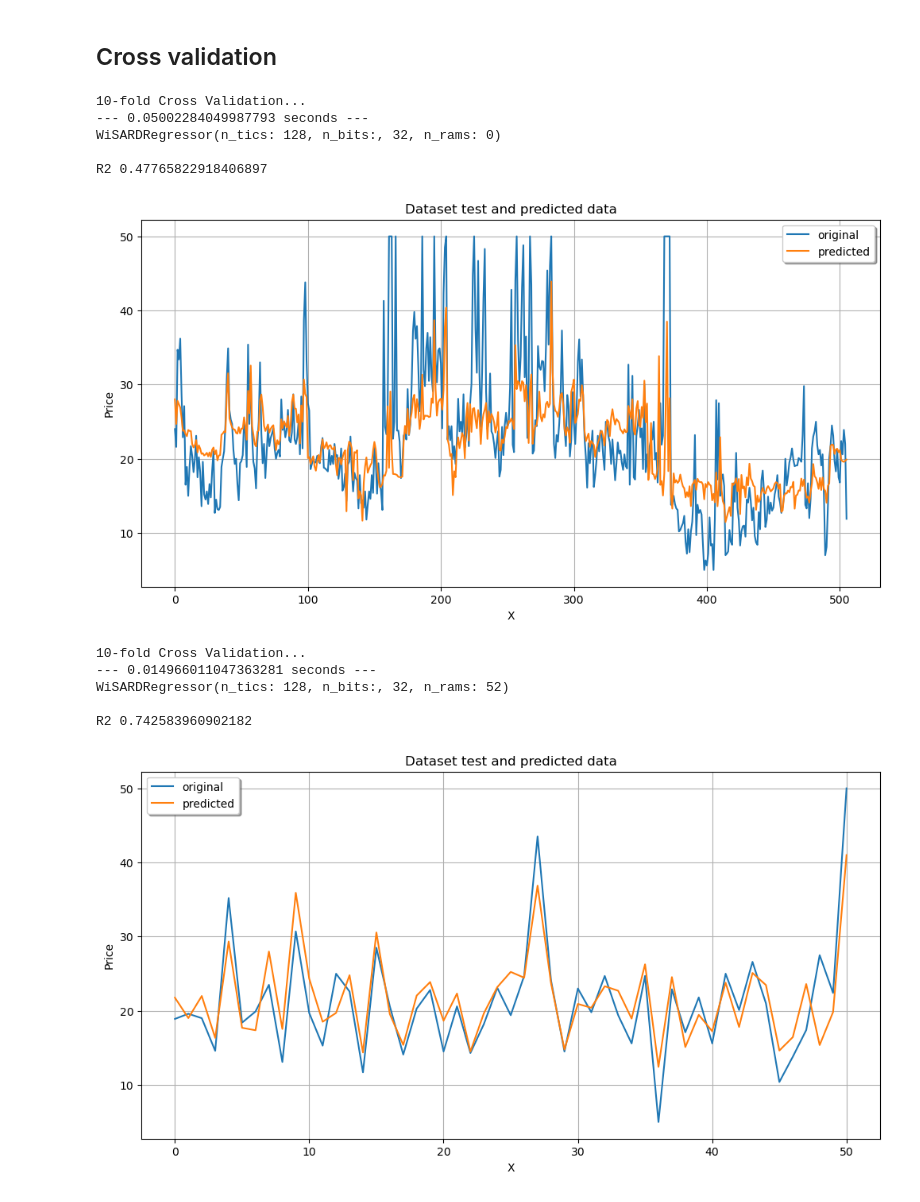
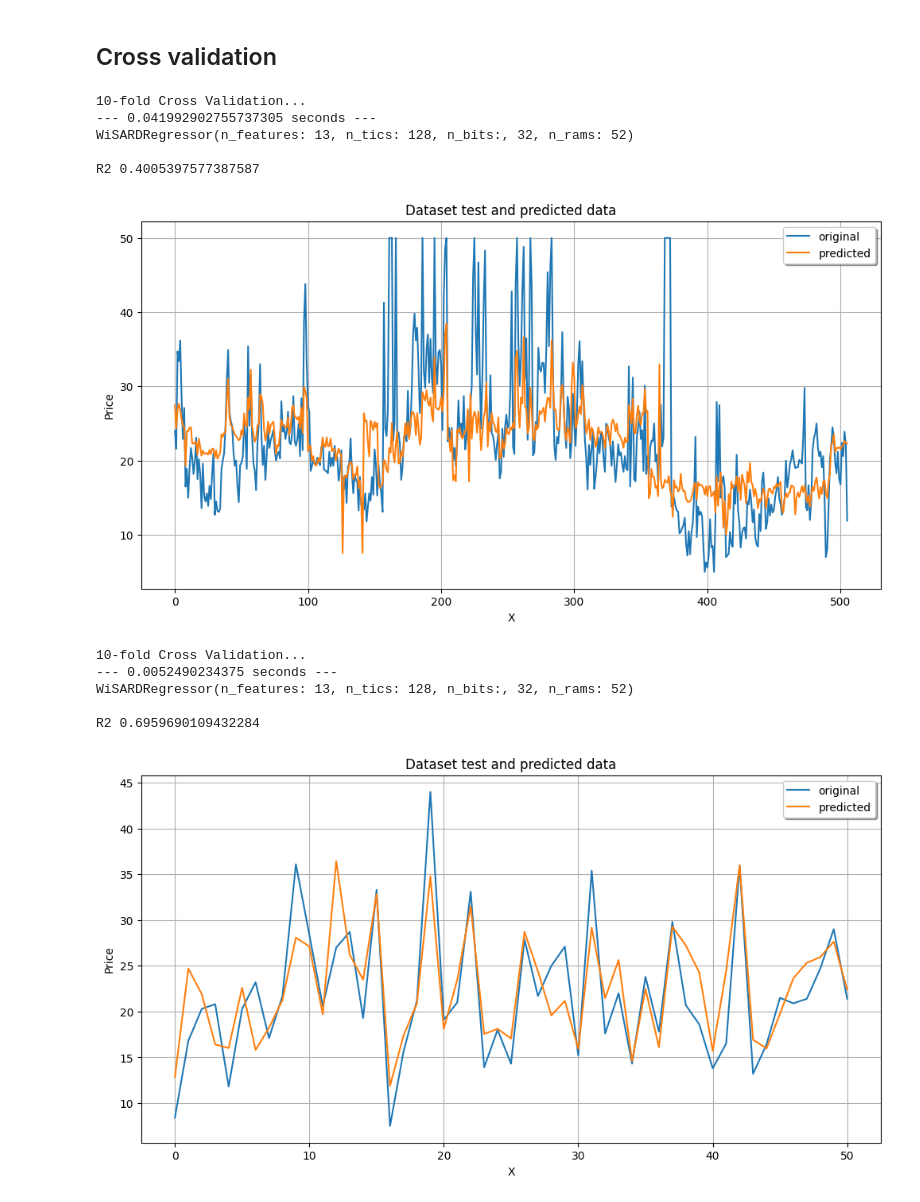
Before and after one commit to giordamaug/WisardLib4Python, a Jupyter notebook: test_regressor.ipynb, the cells around one changed output. Saved outputs shown, nothing was run; the diff lists cells and outputs as text; code cells hidden in the pictures.

```diff
--- a/test_regressor.ipynb
+++ b/test_regressor.ipynb
@@ -39,7 +39,7 @@ from sklearn.model_selection import cross_val_predict
 from sklearnapi import WiSARDRegressor
 import matplotlib.pyplot as plt
 import time
-regr = WiSARDRegressor(n_bits=32, n_tics=128,random_state=0, code='t', debug=False)
+regr = WiSARDRegressor(len(X[0]),n_bits=32, n_tics=128, random_state=42, code='t', debug=False, mapping=np.arange(len(X[0])* 128))
 start = time.time()
 folds = 10
 print(f"{folds}-fold Cross Validation...")
@@ -60,40 +60,40 @@ plt.grid(True)
 plt.show()
 # %% [output]
 10-fold Cross Validation...
---- 0.05002284049987793 seconds ---
-WiSARDRegressor(n_tics: 128, n_bits:, 32, n_rams: 0)
+--- 0.041992902755737305 seconds ---
+WiSARDRegressor(n_features: 13, n_tics: 128, n_bits:, 32, n_rams: 52)
 
-R2 0.47765822918406897
+R2 0.4005397577387587
-[figure, old version]
+[figure, new version]
 # %%
 import sklearn.metrics as metrics
 from sklearn.model_selection import train_test_split
 from sklearnapi import WiSARDRegressor
 import matplotlib.pyplot as plt
 import time
-regr = WiSARDRegressor(n_bits=32, n_tics=128,random_state=0, code='t', debug=False)
+regr = WiSARDRegressor(len(X[0]), n_bits=32, n_tics=128,random_state=0, code='t', debug=False)
 start = time.time()
 print(f"{folds}-fold Cross Validation...")
 X_train, X_test, y_train, y_test = train_test_split(X, y, test_size=10 / 100.0)
 y_pred = regr.fit(X_train, y_train).predict(X_test)
 targets = y_test
 print("--- %s seconds ---" % (time.time() - start))
 print(f'{regr}')
 print(f"R2 {metrics.r2_score(targets, y_pred)}")
 x_ax = range(len(targets))
 plt.figure(figsize=(12, 6))
 plt.plot(x_ax, targets, label="original")
 plt.plot(x_ax, y_pred, label="predicted")
 plt.title("Dataset test and predicted data")
 plt.xlabel('X')
 plt.ylabel('Price')
 plt.legend(loc='best',fancybox=True, shadow=True)
 plt.grid(True)
 plt.show()
 # %% [output]
 10-fold Cross Validation...
---- 0.014966011047363281 seconds ---
-WiSARDRegressor(n_tics: 128, n_bits:, 32, n_rams: 52)
+--- 0.0052490234375 seconds ---
+WiSARDRegressor(n_features: 13, n_tics: 128, n_bits:, 32, n_rams: 52)
 
-R2 0.742583960902182
+R2 0.6959690109432284
-[figure, old version]
+[figure, new version]
```
